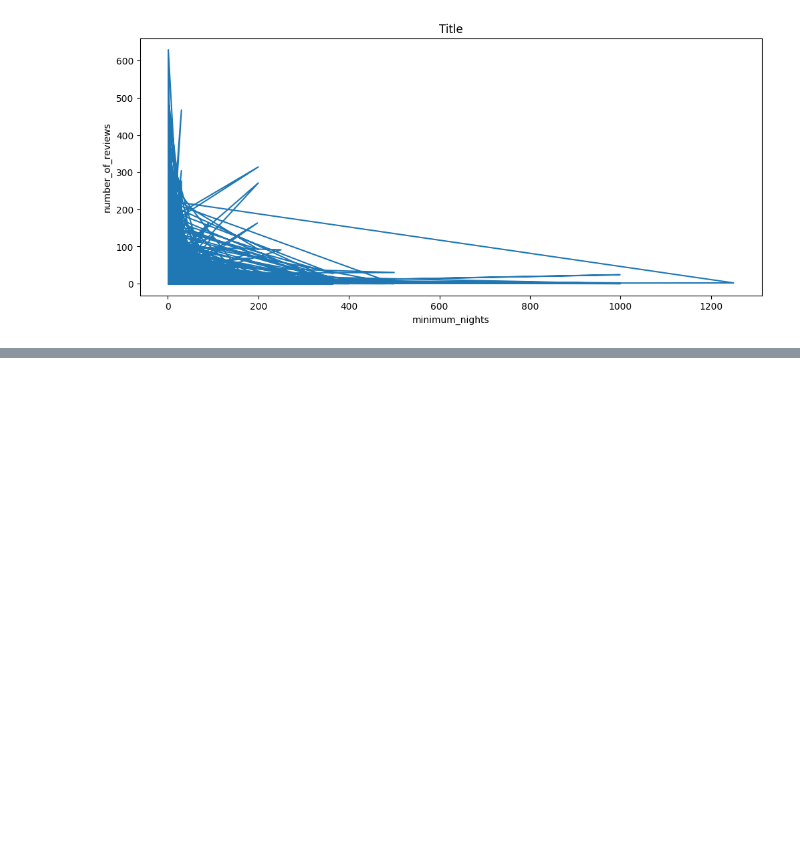
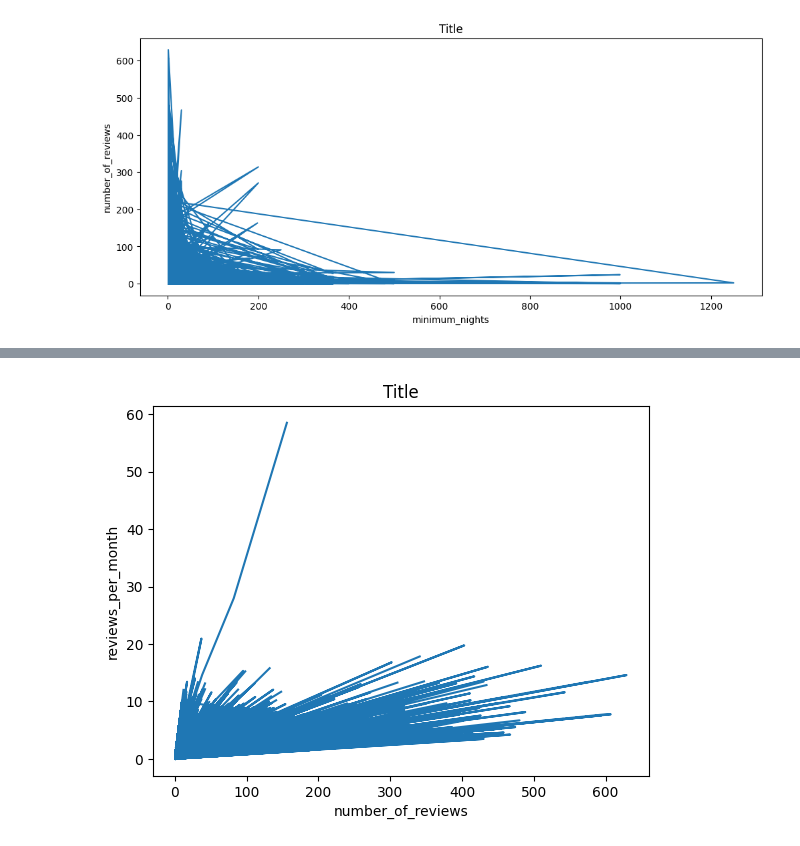
Before and after one commit to ujjutanwer-hub/Data-Science, a Jupyter notebook: Untitled1.ipynb, the cells around one changed output, grey strips where cells are left out. Cells and saved outputs as stored; diff of their text form; code cells hidden in the pictures; blank space fills up the shorter version.

```diff
--- a/Untitled1.ipynb
+++ b/Untitled1.ipynb
@@ -105,0 +139,9 @@ plt.show()
+# %%
+ax.scatter(data["number_of_reviews"], data["reviews_per_month"], alpha=0.7, edgecolors="k")
+plt.plot(data["number_of_reviews"], data["reviews_per_month"])
+plt.title("Title")
+plt.xlabel("number_of_reviews")
+plt.ylabel("reviews_per_month")
+plt.show()
+# %% [output]
+[figure, added]
```
Also changed, not shown: parts of 7 cells of this notebook.
